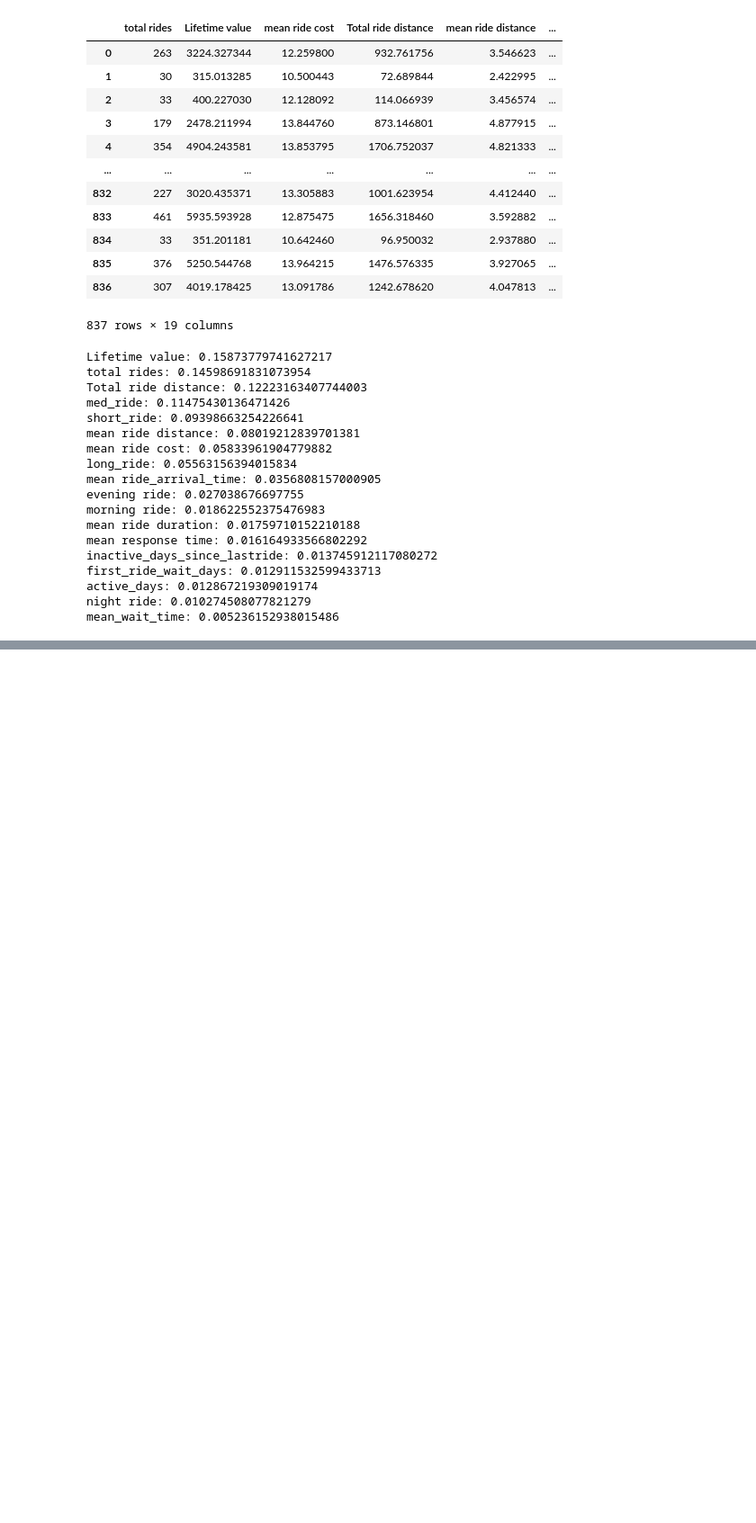
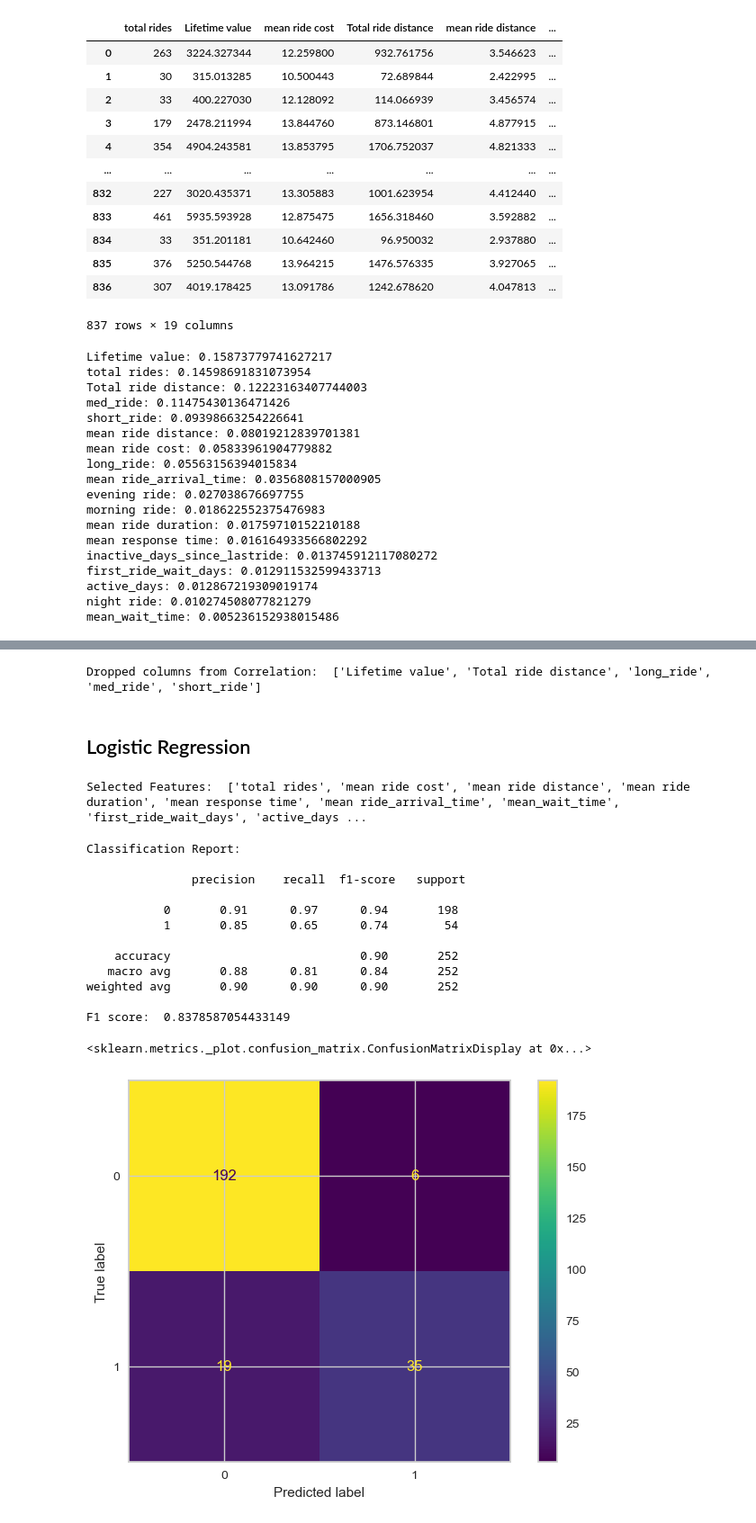
Before and after one commit to kdave97/Lyft-Driver-Lifetime-Value, a Jupyter notebook: Lyft Driver Lifetime.ipynb, the cells around one changed output, grey strips where cells are left out. Shown at 90% size. Saved outputs shown, nothing was run; the diff lists cells and outputs as text; code cells hidden in the pictures; blank space fills up the shorter version.

```diff
--- a/Lyft Driver Lifetime.ipynb
+++ b/Lyft Driver Lifetime.ipynb
@@ -481,0 +538,64 @@ mean_wait_time: 0.005236152938015486
+# %%
+## drop correlated variables
+upper = corr_matrix.where(np.triu(np.ones(corr_matrix.shape), k=1).astype(np.bool))
+to_drop = [column for column in upper.columns if any(upper[column] > 0.95)]
+print ("Dropped columns from Correlation: ", to_drop)
+
+churn_df.drop(to_drop,axis=1,inplace=True)
+# %% [output]
+Dropped columns from Correlation:  ['Lifetime value', 'Total ride distance', 'long_ride', 'med_ride', 'short_ride']
+# %% [markdown]
+## Logistic Regression
+# %%
+## Select features for Logistic Regression
+
+data=churn_df
+
+Y=data['churned']
+X=data.drop(['churned','driver_id','driver_onboard_date', 'first_ride', 'last_ride','inactive_days_since_lastride'],axis=1)
+X=X.select_dtypes(exclude='object')
+
+print ("Selected Features: ",X.columns.tolist())
+# %% [output]
+Selected Features:  ['total rides', 'mean ride cost', 'mean ride distance', 'mean ride duration', 'mean response time', 'mean ride_arrival_time', 'mean_wait_time', 'first_ride_wait_days', 'active_days ...
+# %%
+## Standardization
+
+#scaler=MinMaxScaler()
+scaler=StandardScaler()
+scaled_data=scaler.fit_transform(X)
+
+## Train test split
+train_X,test_X,train_Y,test_Y = train_test_split(scaled_data,Y, test_size=0.3)
+
+## Modeling
+
+logistic_model=LogisticRegression()
+logistic_model.fit(train_X,train_Y)
+
+## Prediction
+preds=logistic_model.predict(test_X)
+
+
+## Evaluation
+
+print ("Classification Report: \n\n", classification_report(test_Y,preds))
+print ("F1 score: ",f1_score(test_Y,preds,average='macro'))
+cm = confusion_matrix(test_Y, preds, labels=logistic_model.classes_)
+disp = ConfusionMatrixDisplay(confusion_matrix=cm, display_labels=logistic_model.classes_)
+disp.plot()
+# %% [output]
+Classification Report:
+
+               precision    recall  f1-score   support
+
+           0       0.91      0.97      0.94       198
+           1       0.85      0.65      0.74        54
+
+    accuracy                           0.90       252
+   macro avg       0.88      0.81      0.84       252
+weighted avg       0.90      0.90      0.90       252
+
+F1 score:  0.8378587054433149
+<sklearn.metrics._plot.confusion_matrix.ConfusionMatrixDisplay at 0x...>
+[figure, added]
```
Also changed, not shown: parts of 15 cells of this notebook.
